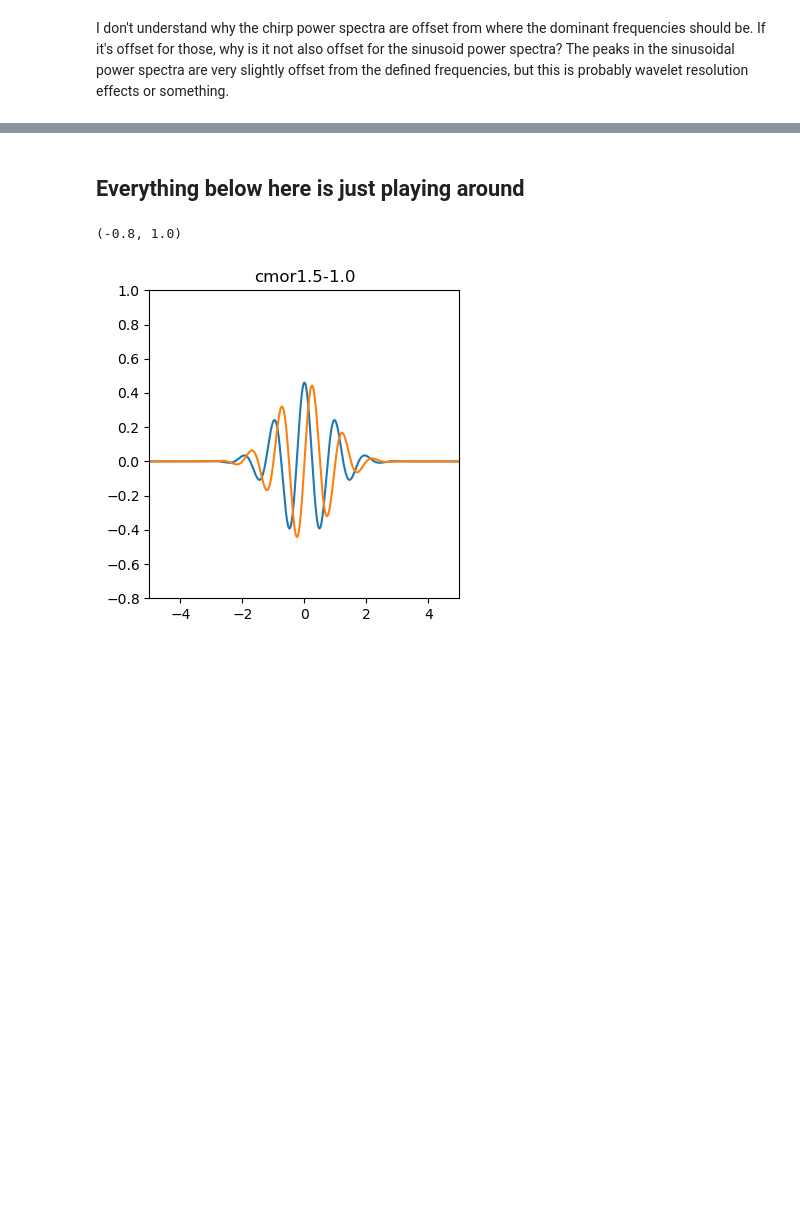
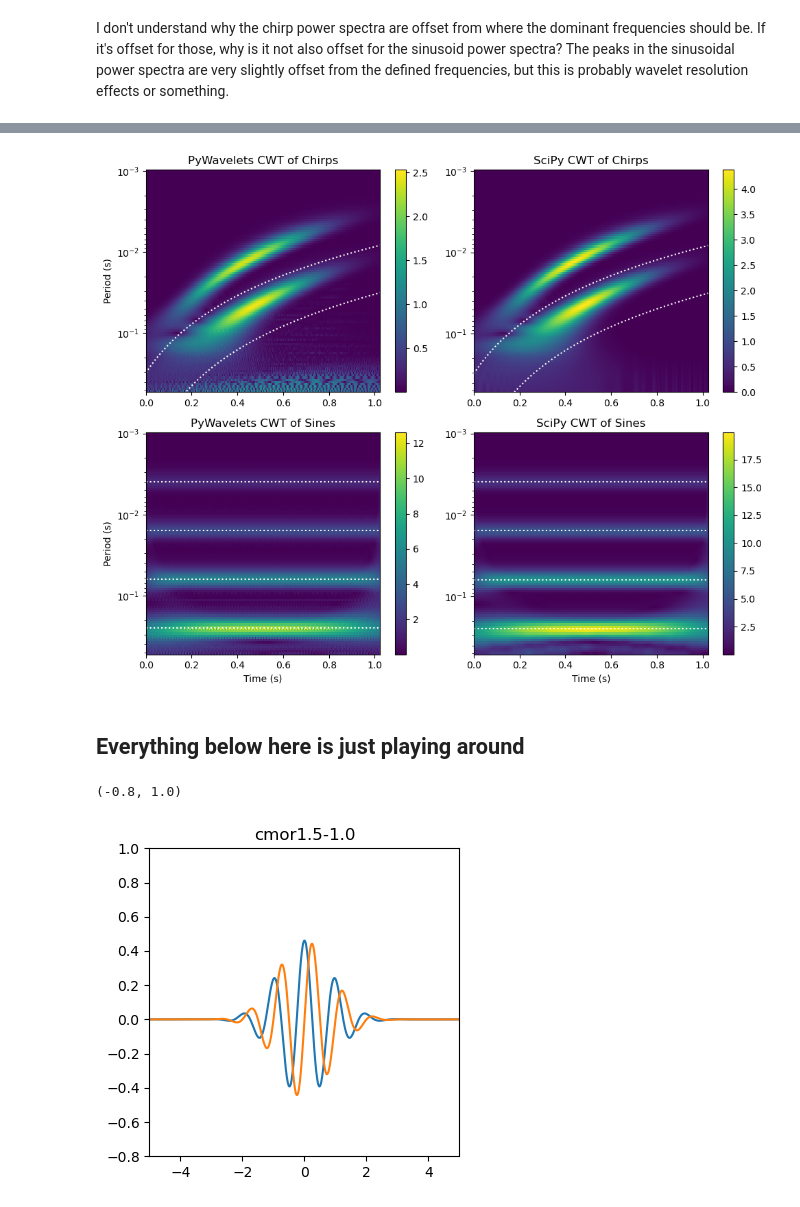
Before and after one commit to zclaytor/wavelet_fun, a Jupyter notebook: wavelets.ipynb, the cells around one changed output, grey strips where cells are left out. Cells and saved outputs as stored; diff of their text form; code cells hidden in the pictures; blank space fills up the shorter version.

```diff
--- a/wavelets.ipynb
+++ b/wavelets.ipynb
@@ -186,0 +203,89 @@ I don't understand why the chirp power spectra are offset from where the dominan
+# %%
+def cwt_pywt(time, y_signal, freqs, wavelet="cmor1.5-1.0"):
+    widths = pywt.frequency2scale("cmor1.5-1.0", 1/freqs)
+    sampling_period = np.diff(time).mean()
+    cwtmatr, freqs = pywt.cwt(y_signal, widths, wavelet, sampling_period=sampling_period)
+    cwtmatr = np.abs(cwtmatr)
+
+    # shift freqs to define the edges of the cells
+    log_freqs = np.log10(freqs)
+    delta_freq = np.diff(log_freqs).mean()
+    log_freqs = np.append(log_freqs[0]-delta_freq/2, log_freqs+delta_freq/2)
+    freqs = 10**log_freqs
+    return cwtmatr, 1/freqs
+
+
+def cwt_scipy(time, y_signal, freqs, w=6, wavelet=signal.morlet2):
+    sampling_period = np.diff(time).mean()
+    widths = w / (2*np.pi*sampling_period*freqs)
+    cwtmatr = signal.cwt(y_signal, wavelet, widths, w=w)
+    cwtmatr = np.abs(cwtmatr)#**2 / widths[:, np.newaxis]
+
+    # shift freqs to define the edges of the cells
+    log_freqs = np.log10(freqs)
+    delta_freq = np.diff(log_freqs).mean()
+    log_freqs = np.append(log_freqs[0]-delta_freq/2, log_freqs+delta_freq/2)
+    freqs = 10**log_freqs
+    return cwtmatr, 1/freqs
+
+
+# logarithmic scale for scales, as suggested by Torrence & Compo:
+freqs = np.geomspace(2, 1000, 100)
+
+#chirp_power_pywt, chirp_period_pywt = cwt_pywt(time, chirp_signal, freqs)
+chirp_power_scipy, chirp_period_scipy = cwt_scipy(time, chirp_signal, freqs)
+#sines_power_pywt, sines_period_pywt = cwt_pywt(time, sine_signal, freqs)
+sines_power_scipy, sines_period_scipy = cwt_scipy(time, sine_signal, freqs)
+
+# shift time to define edges of the cells
+time1 = np.append(time[0]-dt/2, time+dt/2)
+
+# plot result using matplotlib's pcolormesh (image with annoted axes)
+fig, ((ax1, ax2), (ax3, ax4)) = plt.subplots(2, 2, figsize=(10, 8))
+kw = dict(shading="flat")
+
+pcm1 = ax1.pcolormesh(time1, chirp_period_pywt, chirp_power_pywt, **kw)
+ylim1 = ax1.get_ylim()
+ax1.plot(time, 1/frequency1, "w:")
+ax1.plot(time, 1/frequency2, "w:")
+ax1.set_yscale("log")
+#ax1.set_xlabel("Time (s)")
+ax1.set_ylabel("Period (s)")
+ax1.set_title("PyWavelets CWT of Chirps")
+ax1.set_ylim(ylim1[::-1])
+fig.colorbar(pcm1, ax=ax1)
+
+pcm2 = ax2.pcolormesh(time1, chirp_period_scipy, chirp_power_scipy, **kw)
+ylim2 = ax2.get_ylim()
+ax2.plot(time, 1/frequency1, "w:")
+ax2.plot(time, 1/frequency2, "w:")
+ax2.set_yscale("log")
+#ax2.set_xlabel("Time (s)")
+#ax2.set_ylabel("Period (s)")
+ax2.set_title("SciPy CWT of Chirps")
+ax2.set_ylim(ylim2[::-1])
+fig.colorbar(pcm2, ax=ax2)
+
+pcm3 = ax3.pcolormesh(time1, sines_period_pywt, sines_power_pywt, **kw)
+ylim3 = ax3.get_ylim()
+ax3.hlines(periods, xmin=time[0], xmax=time[-1], color="w", linestyle=":")
+ax3.set_yscale("log")
+ax3.set_xlabel("Time (s)")
+ax3.set_ylabel("Period (s)")
+ax3.set_title("PyWavelets CWT of Sines")
+ax3.set_ylim(ylim3[::-1])
+fig.colorbar(pcm3, ax=ax3)
+
+pcm4 = ax4.pcolormesh(time1, sines_period_scipy, sines_power_scipy, **kw)
+ylim4 = ax4.get_ylim()
+ax4.hlines(periods, xmin=time[0], xmax=time[-1], color="w", linestyle=":")
+ax4.set_yscale("log")
+ax4.set_xlabel("Time (s)")
+#ax4.set_ylabel("Period (s)")
+ax4.set_title("SciPy CWT of Sines")
+ax4.invert_yaxis()
+ax4.set_ylim(ylim4[::-1])
+fig.colorbar(pcm4, ax=ax4)
+
+fig.tight_layout()
+# %% [output]
@@ -187,3 +295,4 @@ I don't understand why the chirp power spectra are offset from where the dominan
+[figure, added]
 # %% [markdown]
 ## Everything below here is just playing around
 # %%
```
Also changed, not shown: parts of 4 cells of this notebook.
